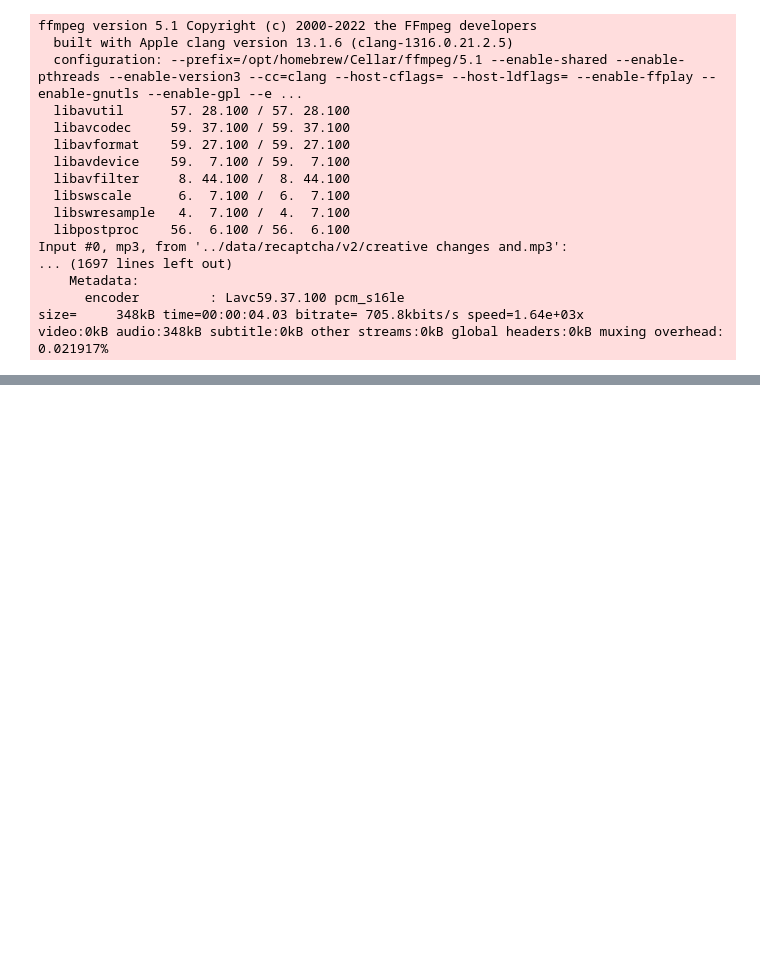
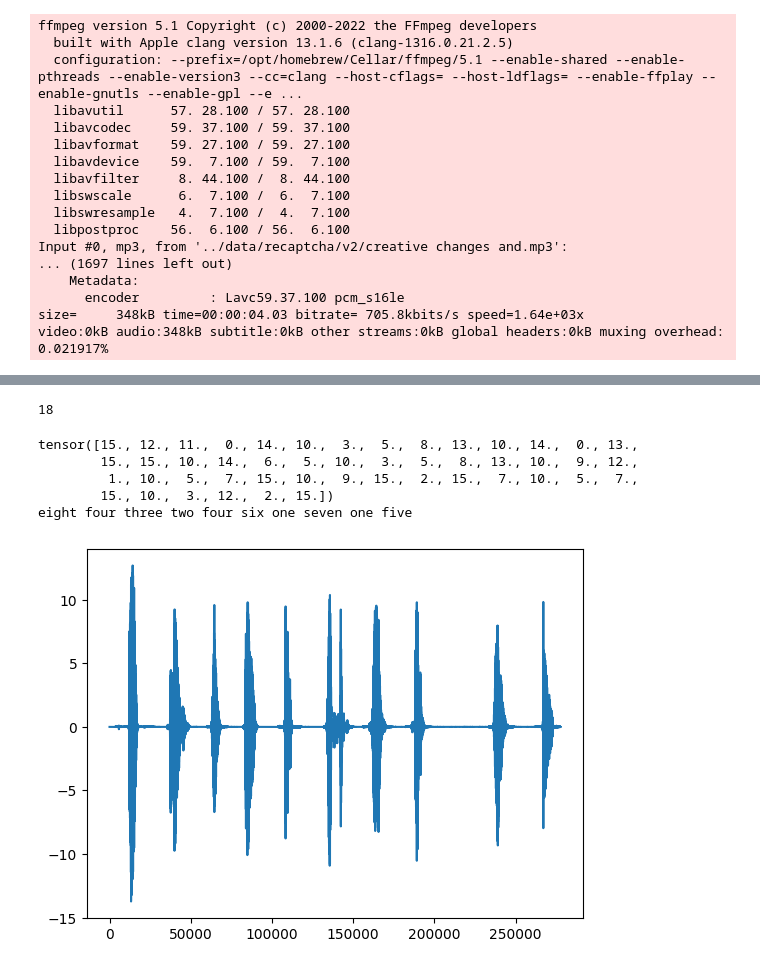
Before and after one commit to Hardhat-Enterprises/breaking-captcha, a Jupyter notebook: Teams_T2_2022/Audio_CAPTCHA/r-and-d/recaptcha.ipynb, the cells around one changed output, grey strips where cells are left out. Drawn from its saved outputs; the diff is of its cells as text; code cells hidden in the pictures; blank space fills up the shorter version.

Commit message:
R-AND-D: Fine tune on numeric data (incomplete). implement solver to take best of multiple results.

```diff
--- a/Teams_T2_2022/Audio_CAPTCHA/r-and-d/recaptcha.ipynb
+++ b/Teams_T2_2022/Audio_CAPTCHA/r-and-d/recaptcha.ipynb
@@ -299,0 +341,4 @@ video:0kB audio:348kB subtitle:0kB other streams:0kB global headers:0kB muxing o
+# %%
+# Enhance Data
+# setup spectral enhancement from speechbrain
+enhance_model = WaveformEnhancement.from_hparams("pretrained_models/mtl-mimic-voicebank")
@@ -299,0 +352,6 @@ video:0kB audio:348kB subtitle:0kB other streams:0kB global headers:0kB muxing o
+# %%
+# save data
+import pickle
+
+with open('../data/recaptcha/numeric_enhanced_labeled.pickle', 'wb') as handle:
+    pickle.dump(data_enhanced, handle, protocol=pickle.HIGHEST_PROTOCOL)
@@ -299,0 +363,45 @@ video:0kB audio:348kB subtitle:0kB other streams:0kB global headers:0kB muxing o
+# %%
+all_text = " ".join([i[1] for i in data_enhanced])
+vocab = list(set(all_text))
+vocab_dict = {v: k for k, v in enumerate(vocab)}
+# Make space explcicit
+vocab_dict["|"] = vocab_dict[" "]
+del vocab_dict[" "]
+vocab_dict["[UNK]"] = len(vocab_dict)
+vocab_dict["[PAD]"] = len(vocab_dict)
+print(len(vocab_dict))
+
+import json
+with open('vocab.json', 'w') as vocab_file:
+    json.dump(vocab_dict, vocab_file)
+# %% [output]
+18
+# %%
+import pickle
+
+with open('../data/recaptcha/numeric_enhanced_labeled.pickle', 'rb') as handle:
+    data_enhanced = pickle.load(handle)
+# %%
+from transformers import Wav2Vec2Processor
+from transformers import Wav2Vec2FeatureExtractor
+from transformers import Wav2Vec2CTCTokenizer
+
+# Tokenizer
+tokenizer = Wav2Vec2CTCTokenizer("./vocab.json", unk_token="[UNK]", pad_token="[PAD]", word_delimiter_token="|")
+# Feature extractor
+feature_extractor = Wav2Vec2FeatureExtractor(feature_size=1, sampling_rate=16000, padding_value=0.0, do_normalize=True, return_attention_mask=False)
+# Processor
+processor = Wav2Vec2Processor(feature_extractor=feature_extractor, tokenizer=tokenizer)
+
+# Convert to tensors
+X = []
+for i in [i[0] for i in data_enhanced]:
+    t = torch.Tensor(i)
+    t = processor(i, sampling_rate=16000).input_values[0]
+    X.append(t)
+Y = []
+for i in [i[1] for i in data_enhanced]:
+        with processor.as_target_processor():
+                ids = processor(i).input_ids
+        t = torch.Tensor(ids)
+        Y.append(t)
@@ -299,0 +412,11 @@ video:0kB audio:348kB subtitle:0kB other streams:0kB global headers:0kB muxing o
+# %%
+plt.plot(X[0])
+print(Y[0])
+print([i[1] for i in data_enhanced][0])
+# %% [output]
+tensor([15., 12., 11.,  0., 14., 10.,  3.,  5.,  8., 13., 10., 14.,  0., 13.,
+        15., 15., 10., 14.,  6.,  5., 10.,  3.,  5.,  8., 13., 10.,  9., 12.,
+         1., 10.,  5.,  7., 15., 10.,  9., 15.,  2., 15.,  7., 10.,  5.,  7.,
+        15., 10.,  3., 12.,  2., 15.])
+eight four three two four six one seven one five
+[figure, added]
```
Also changed, not shown: parts of 23 cells of this notebook.
